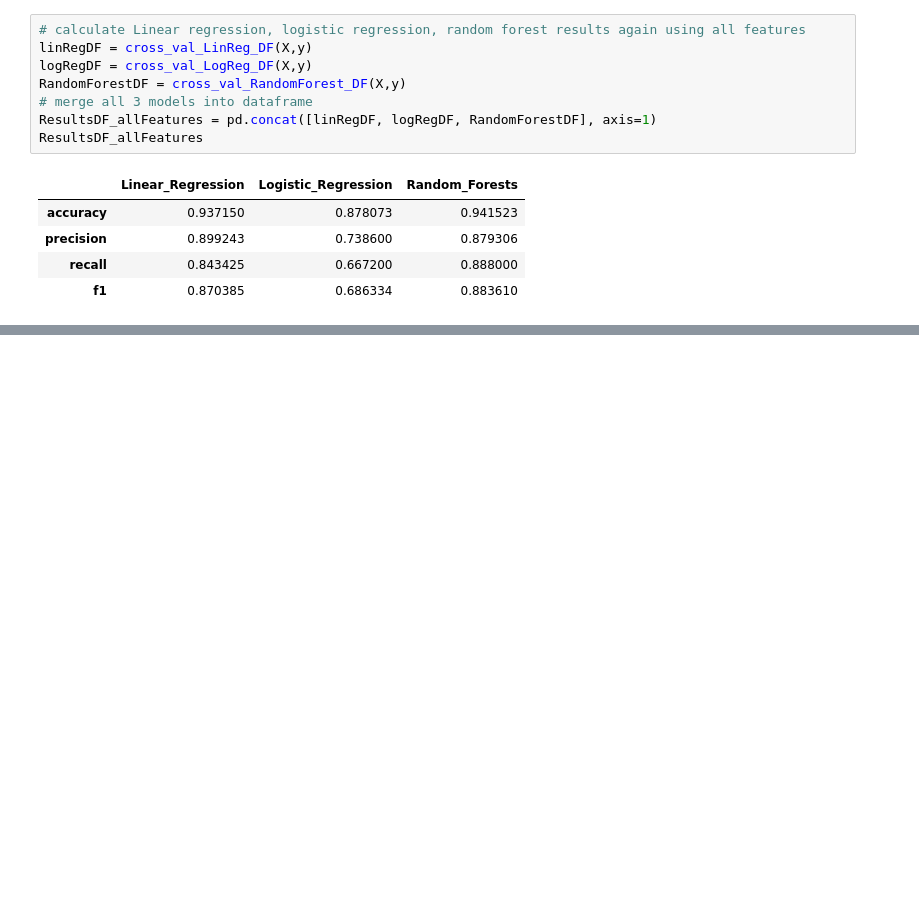
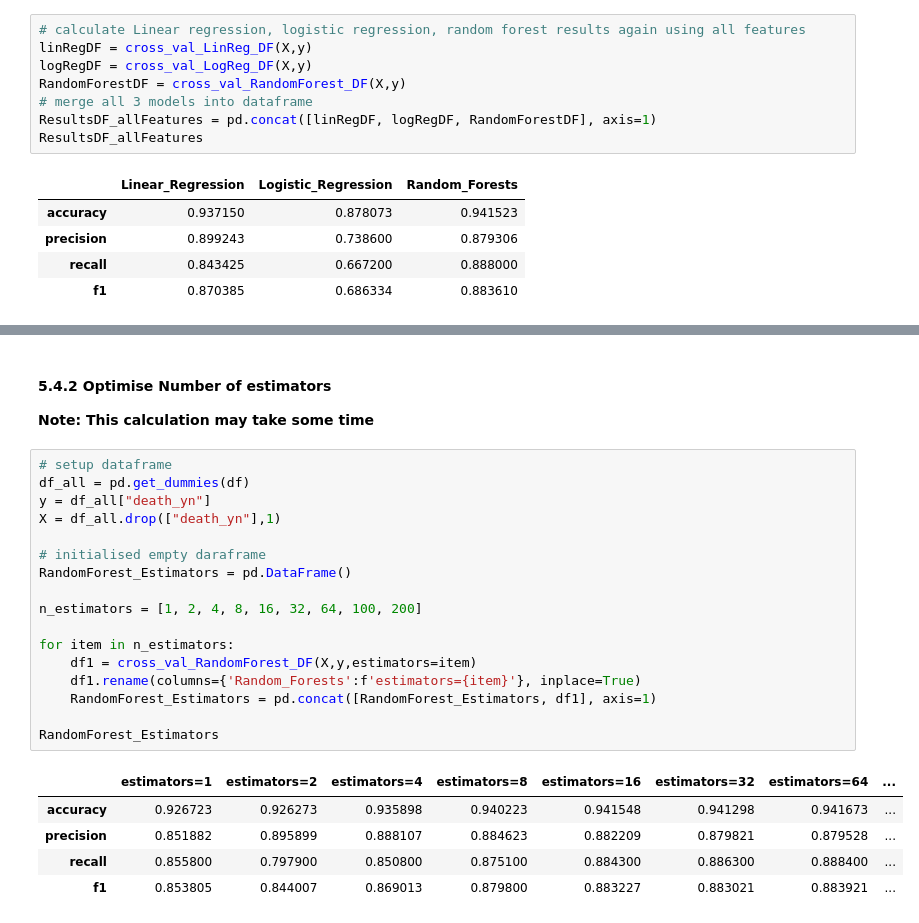
Before and after one commit to paul-od24/data_analytics_hw2, a Jupyter notebook: hw2 copy.ipynb, the cells around one changed output, grey strips where cells are left out. Cells and saved outputs as stored; diff of their text form; blank space fills up the shorter version.

```diff
--- a/hw2 copy.ipynb
+++ b/hw2 copy.ipynb
@@ -1978,0 +2047,26 @@ ResultsDF_allFeatures
+# %% [markdown]
+#### 5.4.2 Optimise Number of estimators
+**Note: This calculation may take some time**
+# %%
+# setup dataframe
+df_all = pd.get_dummies(df)
+y = df_all["death_yn"]
+X = df_all.drop(["death_yn"],1)
+
+# initialised empty daraframe
+RandomForest_Estimators = pd.DataFrame()
+
+n_estimators = [1, 2, 4, 8, 16, 32, 64, 100, 200]
+
+for item in n_estimators:
+    df1 = cross_val_RandomForest_DF(X,y,estimators=item)
+    df1.rename(columns={'Random_Forests':f'estimators={item}'}, inplace=True)
+    RandomForest_Estimators = pd.concat([RandomForest_Estimators, df1], axis=1)
+
+RandomForest_Estimators
+# %% [output]
+|  | estimators=1 | estimators=2 | estimators=4 | estimators=8 | estimators=16 | estimators=32 | estimators=64 | ... |
+| accuracy | 0.926723 | 0.926273 | 0.935898 | 0.940223 | 0.941548 | 0.941298 | 0.941673 | ... |
+| precision | 0.851882 | 0.895899 | 0.888107 | 0.884623 | 0.882209 | 0.879821 | 0.879528 | ... |
+| recall | 0.855800 | 0.797900 | 0.850800 | 0.875100 | 0.884300 | 0.886300 | 0.888400 | ... |
+| f1 | 0.853805 | 0.844007 | 0.869013 | 0.879800 | 0.883227 | 0.883021 | 0.883921 | ... |
```
Also changed, not shown: parts of 23 cells of this notebook.
